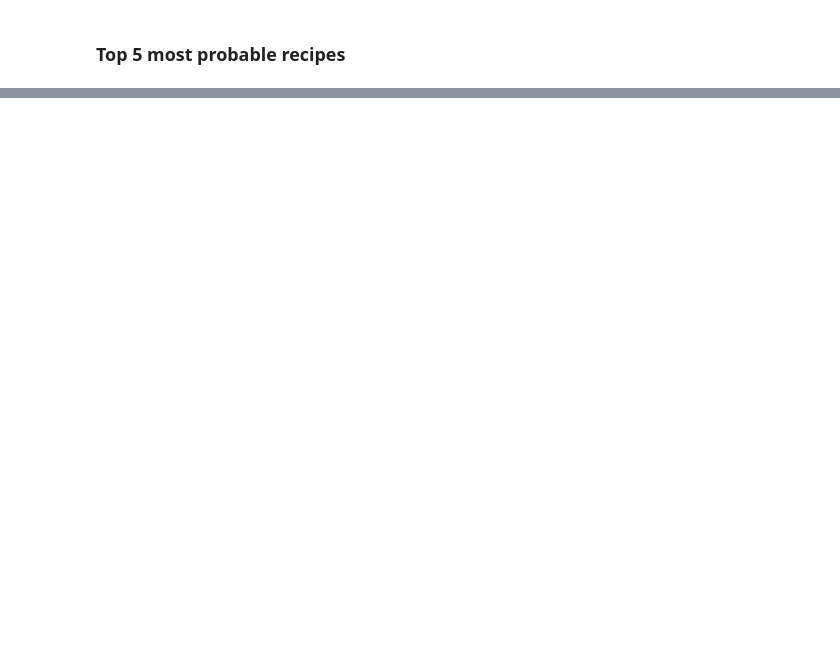
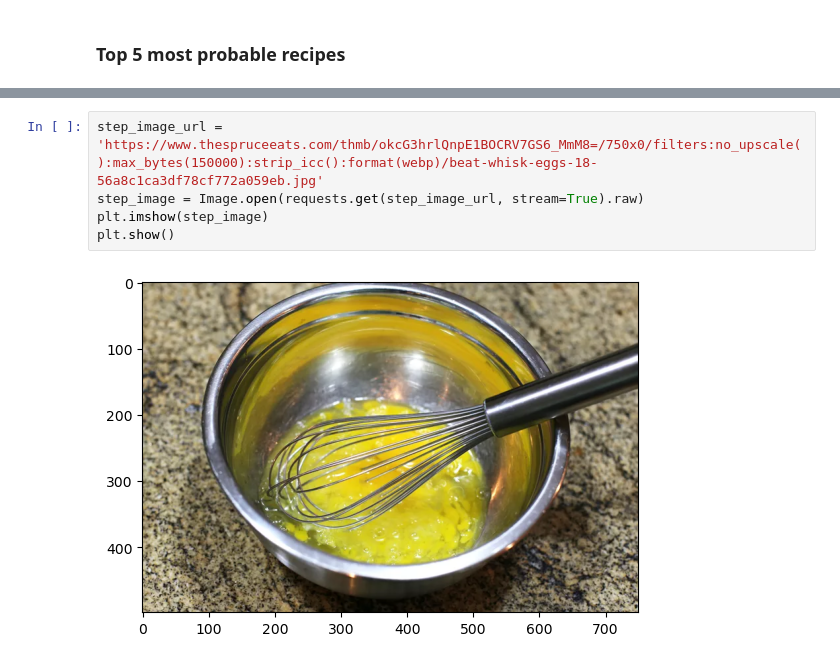
Before and after one commit to JoseDRomano/Conversational-Task-Agent, a Jupyter notebook: CLIP.ipynb, the cells around one changed output, grey strips where cells are left out. Saved outputs shown, nothing was run; the diff lists cells and outputs as text; blank space fills up the shorter version.

```diff
--- a/CLIP.ipynb
+++ b/CLIP.ipynb
@@ -100,0 +121,7 @@ The most probable recipe is: Chewy Chocolate Cookies I
+# %%
+step_image_url = 'https://www.thespruceeats.com/thmb/okcG3hrlQnpE1BOCRV7GS6_MmM8=/750x0/filters:no_upscale():max_bytes(150000):strip_icc():format(webp)/beat-whisk-eggs-18-56a8c1ca3df78cf772a059eb.jpg'
+step_image = Image.open(requests.get(step_image_url, stream=True).raw)
+plt.imshow(step_image)
+plt.show()
+# %% [output]
+[figure, added]
```
Also changed, not shown: parts of 12 cells of this notebook, 10 other files.
